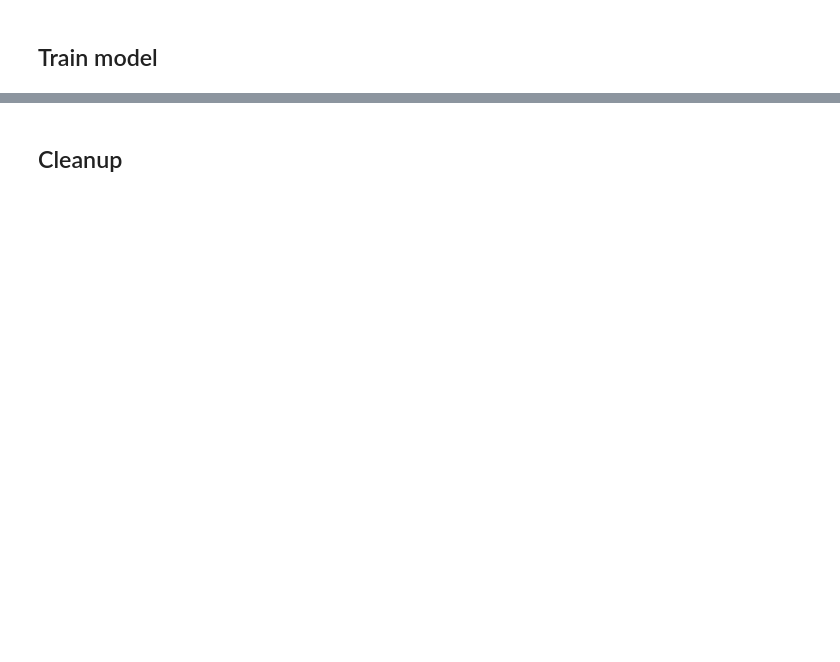
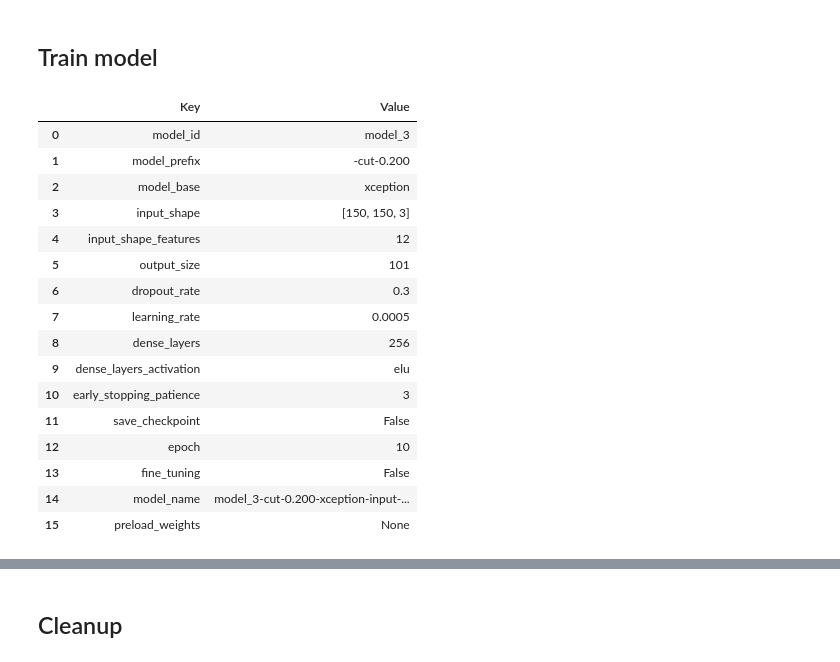
Before and after one commit to jpraynaud/petfinder-pawpularity, a Jupyter notebook: petfinder_pawpularity_train.ipynb, the cells around one changed output, grey strips where cells are left out. Saved outputs shown, nothing was run; the diff lists cells and outputs as text; code cells hidden in the pictures; blank space fills up the shorter version.

```diff
--- a/petfinder_pawpularity_train.ipynb
+++ b/petfinder_pawpularity_train.ipynb
@@ -116,32 +159,50 @@ if settings["synchronize_models_flag"]:
 # %%
 # Prepare model parameters
 def get_model_parameters(settings):
     dataset_image_size = settings["dataset_image_size"]
     model_parameters = {
-        "model_id": "model_1",
-        "model_prefix": "model" + mllib.cut_suffix(settings["dataset_cut_ratio"]),
+        "model_id": "model_3",
+        "model_prefix": mllib.cut_suffix(settings["dataset_cut_ratio"]),
         "model_base": "xception",
         "input_shape": [dataset_image_size[0], dataset_image_size[1], 3],
         "input_shape_features": len(mllib.feature_fields),
-        "output_size": 1,
+        "output_size": 101,
         "dropout_rate": 0.3,
         "learning_rate": 5e-4,
-        "dense_layers": "100",
+        "dense_layers": "256",
         "dense_layers_activation": "elu",
         "early_stopping_patience": settings["train_early_stopping"],
         "save_checkpoint": settings["train_save_checkpoint_flag"],
         "epoch": settings["train_max_epochs"],
         "fine_tuning": settings["train_fine_tuning_flag"],
     }
     model_name = mllib.get_model_name(model_parameters)
     model_file = mllib.model_file_path_load(model_name, settings["model_load_dir"])
     preload_weights = None if settings["train_load_model_flag"] and os.path.exists(model_file) else "imagenet"
     model_parameters["model_name"] = model_name
     model_parameters["preload_weights"] = preload_weights
     return model_parameters
 
 model_parameters = get_model_parameters(settings)
 mllib.show_dict(model_parameters)
+# %% [output]
+|  | Key | Value |
+| 0 | model_id | model_3 |
+| 1 | model_prefix | -cut-0.200 |
+| 2 | model_base | xception |
+| 3 | input_shape | [150, 150, 3] |
+| 4 | input_shape_features | 12 |
+| 5 | output_size | 101 |
+| 6 | dropout_rate | 0.3 |
+| 7 | learning_rate | 0.0005 |
+| 8 | dense_layers | 256 |
+| 9 | dense_layers_activation | elu |
+| 10 | early_stopping_patience | 3 |
+| 11 | save_checkpoint | False |
+| 12 | epoch | 10 |
+| 13 | fine_tuning | False |
+| 14 | model_name | model_3-cut-0.200-xception-input-... |
+| 15 | preload_weights | None |
 # %%
 %%time
 # Train and evaluate model
```
Also changed, not shown: parts of 6 cells of this notebook, 8 other files.
